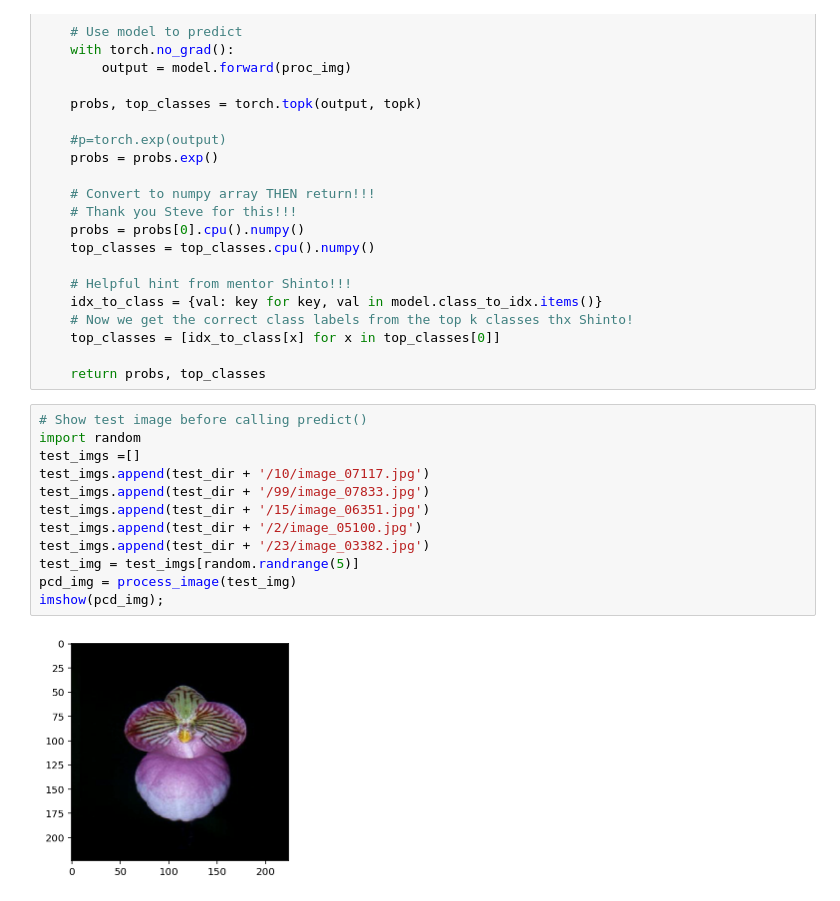
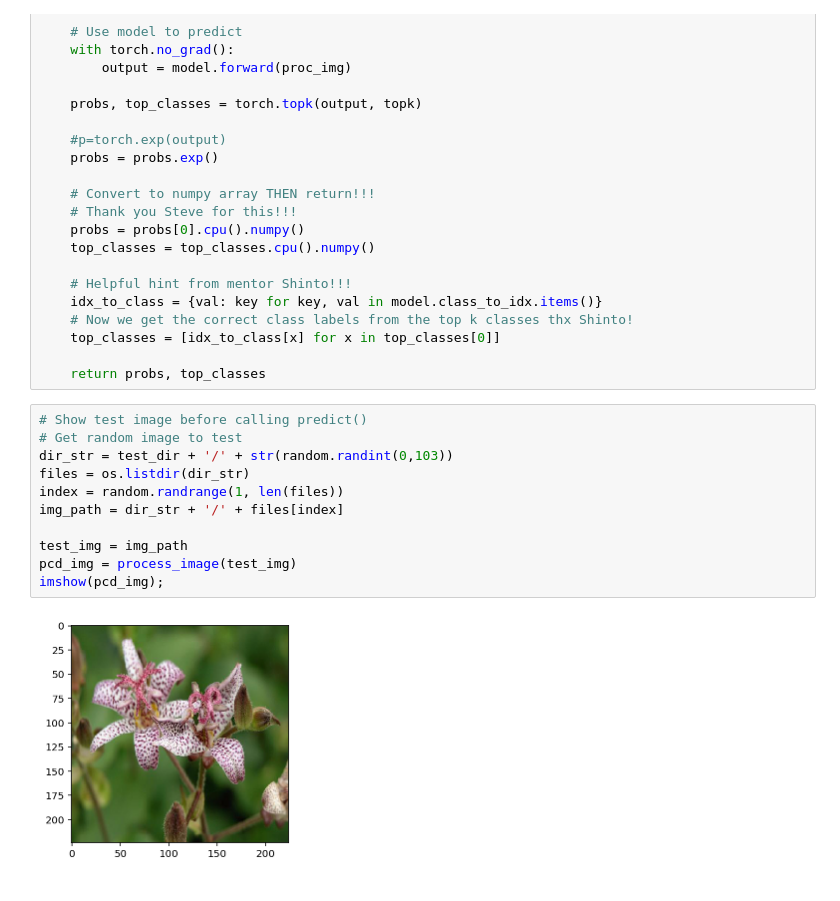
Before and after one commit to jafdoti/AIPND, a Jupyter notebook: Image Classifier Project.ipynb, the cells around one changed output. Cells and saved outputs as stored; diff of their text form.

```diff
--- a/Image Classifier Project.ipynb
+++ b/Image Classifier Project.ipynb
@@ -507,20 +510,19 @@ def predict(image_path, model, topk=5):
     top_classes = [idx_to_class[x] for x in top_classes[0]]
 
     return probs, top_classes
-# %%
-# Show test image before calling predict()
-import random
-test_imgs =[]
-test_imgs.append(test_dir + '/10/image_07117.jpg')
-test_imgs.append(test_dir + '/99/image_07833.jpg')
-test_imgs.append(test_dir + '/15/image_06351.jpg')
-test_imgs.append(test_dir + '/2/image_05100.jpg')
-test_imgs.append(test_dir + '/23/image_03382.jpg')
-test_img = test_imgs[random.randrange(5)]
-pcd_img = process_image(test_img)
-imshow(pcd_img);
-# %% [output]
-[figure, removed]
+# %%
+# Show test image before calling predict()
+# Get random image to test
+dir_str = test_dir + '/' + str(random.randint(0,103))
+files = os.listdir(dir_str)
+index = random.randrange(1, len(files))
+img_path = dir_str + '/' + files[index]
+
+test_img = img_path
+pcd_img = process_image(test_img)
+imshow(pcd_img);
+# %% [output]
+[figure, added]
 # %%
 probs, classes = predict(test_img, model)
 print("Probabilities are" , probs)
```
Also changed, not shown: parts of 3 cells of this notebook.
